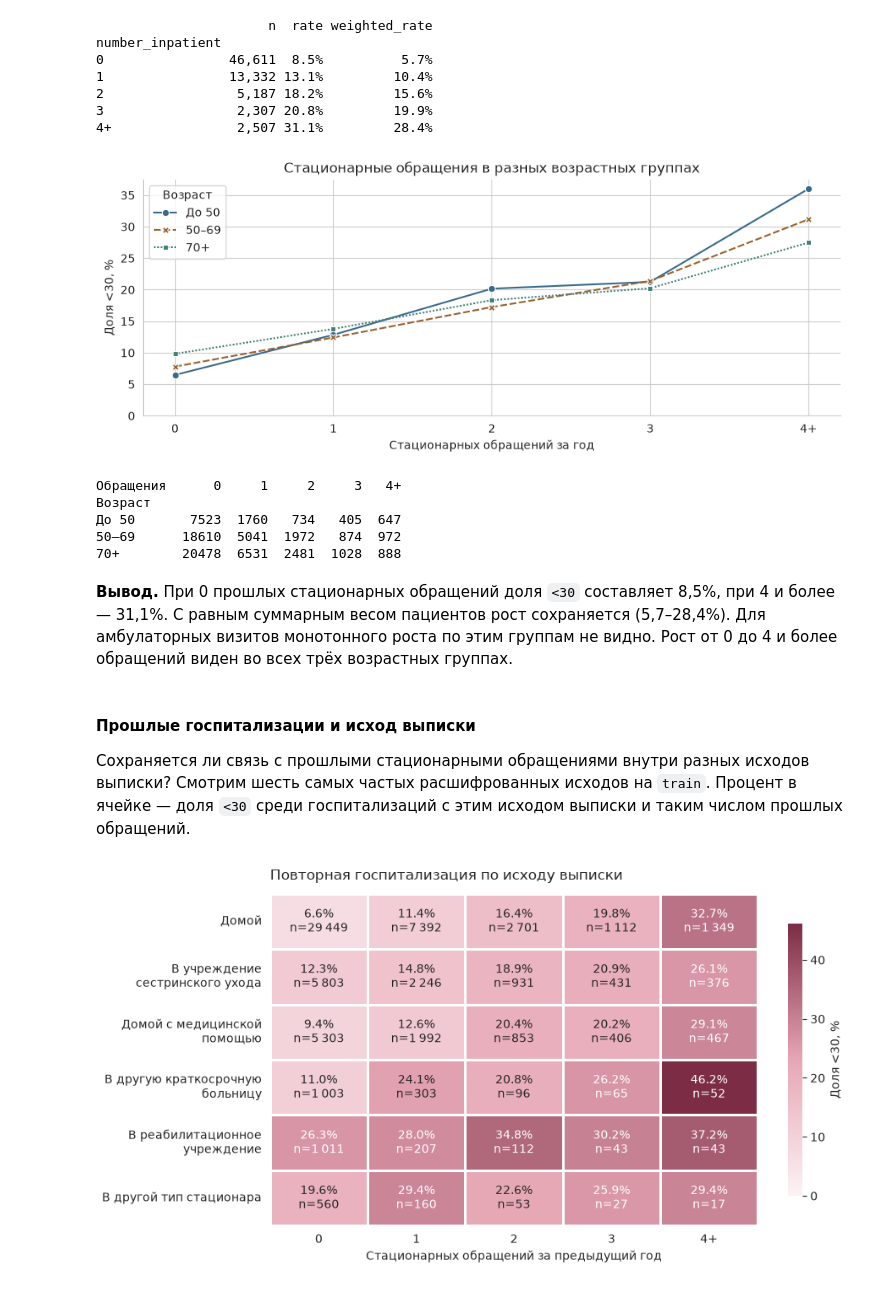
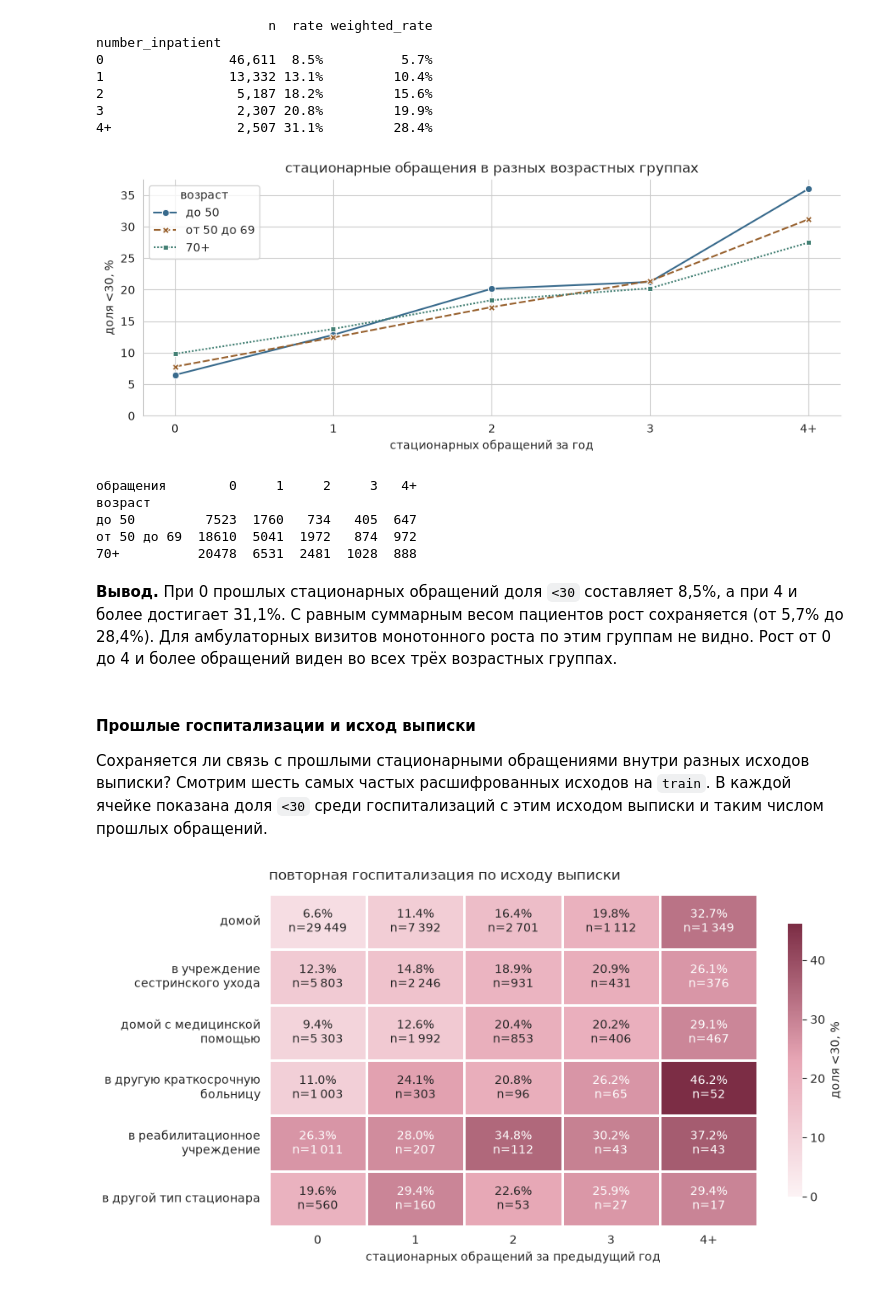
Before and after one commit to FlexonaFFt/cu-ml-diabetes-project, a Jupyter notebook: eda_notebooks/eda_fundamental.ipynb, the cells around one changed output. Drawn from its saved outputs; the diff is of its cells as text; code cells hidden in the pictures.

```diff
--- a/eda_notebooks/eda_fundamental.ipynb
+++ b/eda_notebooks/eda_fundamental.ipynb
@@ -109,7 +113,7 @@ print(id_mapping.query("field == 'discharge_disposition_id'").head().to_string()
 ## Повторная госпитализация по исходу выписки
 discharge_labels = (
     id_mapping.loc[id_mapping["field"].eq("discharge_disposition_id")]
-    .set_index("code")["description"].rename("Исход выписки"))
+    .set_index("code")["description"].rename("исход выписки"))
 
 target_order = ["<30", ">30", "NO"]
 counts = pd.crosstab(
@@ -120,12 +124,12 @@ totals = counts.sum(axis=1)
 shares = counts.div(totals, axis=0).mul(100).round(1).add_suffix(", %")
 
 discharge_summary = (
-    counts.assign(Всего=totals)
+    counts.assign(всего=totals)
     .join(shares)
     .join(discharge_labels)
-    .sort_values("Всего", ascending=False))
+    .sort_values("всего", ascending=False))
 
-assert discharge_summary["Всего"].sum() == len(encounters)
+assert discharge_summary["всего"].sum() == len(encounters)
 discharge_summary[
-    ["Исход выписки", "Всего", "<30", "<30, %", ">30", ">30, %", "NO", "NO, %"]]
+    ["исход выписки", "всего", "<30", "<30, %", ">30", ">30, %", "NO", "NO, %"]]
 # %% [output]
@@ -227,14 +231,14 @@ patient_counts = (
     .value_counts().reindex(range(1, 6), fill_value=0))
 
 patient_distribution = pd.DataFrame({
-    "Госпитализаций": ["1", "2", "3", "4", "5+"],
-    "Доля, %": patient_counts.to_numpy() / patient_counts.sum() * 100,
+    "госпитализаций": ["1", "2", "3", "4", "5+"],
+    "доля, %": patient_counts.to_numpy() / patient_counts.sum() * 100,
 })
 
 with sns.axes_style("whitegrid", {"axes.grid.axis": "x"}):
     fig, ax = plt.subplots(figsize=(9, 3.5), layout="constrained")
     sns.barplot(
-        data=patient_distribution, x="Доля, %", y="Госпитализаций",
+        data=patient_distribution, x="доля, %", y="госпитализаций",
         color="#76A9CFB3", saturation=1, edgecolor="#538BB9D9",
         linewidth=1.6, width=0.62, ax=ax,
     )
@@ -243,13 +247,13 @@ with sns.axes_style("whitegrid", {"axes.grid.axis": "x"}):
 
     ax.bar_label(
         ax.containers[0],
-        labels=[f"{share:.1f}%" for share in patient_distribution["Доля, %"]],
+        labels=[f"{share:.1f}%" for share in patient_distribution["доля, %"]],
         padding=6,
     )
     ax.set_xlim(0, 100)
     ax.set_xticks(range(0, 101, 20), labels=[f"{x}%" for x in range(0, 101, 20)])
-    ax.set_title("Госпитализации на одного пациента", loc="left", pad=12)
-    ax.set(xlabel="Доля пациентов в рабочей выборке", ylabel="Число госпитализаций")
+    ax.set_title("госпитализации на одного пациента", loc="left", pad=12)
+    ax.set(xlabel="доля пациентов в рабочей выборке", ylabel="число госпитализаций")
     sns.despine(ax=ax, left=True)
 
 plt.show()
@@ -369,42 +379,42 @@ number_inpatient
 4+                2,507 31.1%         28.4%
 # %%
 age_start = train["age"].str.extract(r"^\[(\d+)", expand=False).astype(int)
-age_band = pd.cut(age_start, bins=[-1, 49, 69, 100], labels=["До 50", "50–69", "70+"])
+age_band = pd.cut(age_start, bins=[-1, 49, 69, 100], labels=["до 50", "от 50 до 69", "70+"])
 inpatient_visits = train["number_inpatient"].clip(upper=4)
 age_history = train["readmitted_30d"].groupby([
-    age_band.rename("Возраст"), inpatient_visits.rename("Обращения"),
+    age_band.rename("возраст"), inpatient_visits.rename("обращения"),
 ], observed=True).agg(n="size", rate="mean").reset_index()
-age_history["Доля <30, %"] = age_history["rate"] * 100
+age_history["доля <30, %"] = age_history["rate"] * 100
 
 with sns.axes_style("whitegrid"):
     fig, ax = plt.subplots(figsize=(9, 3.6), layout="constrained")
     sns.lineplot(
-        data=age_history, x="Обращения", y="Доля <30, %",
-        hue="Возраст", style="Возраст", markers=True,
+        data=age_history, x="обращения", y="доля <30, %",
+        hue="возраст", style="возраст", markers=True,
         palette=["#386A8C", "#98612E", "#438074"], ax=ax,
     )
     ax.set_xticks(range(5), visit_order)
     ax.set(
-        title="Стационарные обращения в разных возрастных группах",
-        xlabel="Стационарных обращений за год", ylim=(0, None),
+        title="стационарные обращения в разных возрастных группах",
+        xlabel="стационарных обращений за год", ylim=(0, None),
     )
     sns.despine(ax=ax)
 plt.show()
 
-print(age_history.pivot(index="Возраст", columns="Обращения", values="n").rename(columns={4: "4+"}).to_string())
+print(age_history.pivot(index="возраст", columns="обращения", values="n").rename(columns={4: "4+"}).to_string())
 # %% [output]
-[figure, old version]
+[figure, new version]
-Обращения      0     1     2     3   4+
-Возраст
-До 50       7523  1760   734   405  647
-50–69      18610  5041  1972   874  972
-70+        20478  6531  2481  1028  888
+обращения        0     1     2     3   4+
+возраст
+до 50         7523  1760   734   405  647
+от 50 до 69  18610  5041  1972   874  972
+70+          20478  6531  2481  1028  888
 # %% [markdown]
-**Вывод.** При 0 прошлых стационарных обращений доля `<30` составляет 8,5%, при 4 и более — 31,1%. С равным суммарным весом пациентов рост сохраняется (5,7–28,4%). Для амбулаторных визитов монотонного роста по этим группам не видно. Рост от 0 до 4 и более обращений виден во всех трёх возрастных группах.
+**Вывод.** При 0 прошлых стационарных обращений доля `<30` составляет 8,5%, а при 4 и более достигает 31,1%. С равным суммарным весом пациентов рост сохраняется (от 5,7% до 28,4%). Для амбулаторных визитов монотонного роста по этим группам не видно. Рост от 0 до 4 и более обращений виден во всех трёх возрастных группах.
 # %% [markdown]
 #### Прошлые госпитализации и исход выписки
 
-Сохраняется ли связь с прошлыми стационарными обращениями внутри разных исходов выписки? Смотрим шесть самых частых расшифрованных исходов на `train`. Процент в ячейке — доля `<30` среди госпитализаций с этим исходом выписки и таким числом прошлых обращений.
+Сохраняется ли связь с прошлыми стационарными обращениями внутри разных исходов выписки? Смотрим шесть самых частых расшифрованных исходов на `train`. В каждой ячейке показана доля `<30` среди госпитализаций с этим исходом выписки и таким числом прошлых обращений.
 # %%
 known_outcomes = [1, 2, 3, 5, 6, 22]
 discharge_history = train.loc[train["discharge_disposition_id"].isin(known_outcomes)].copy()
```
Also changed, not shown: parts of 29 cells of this notebook.
